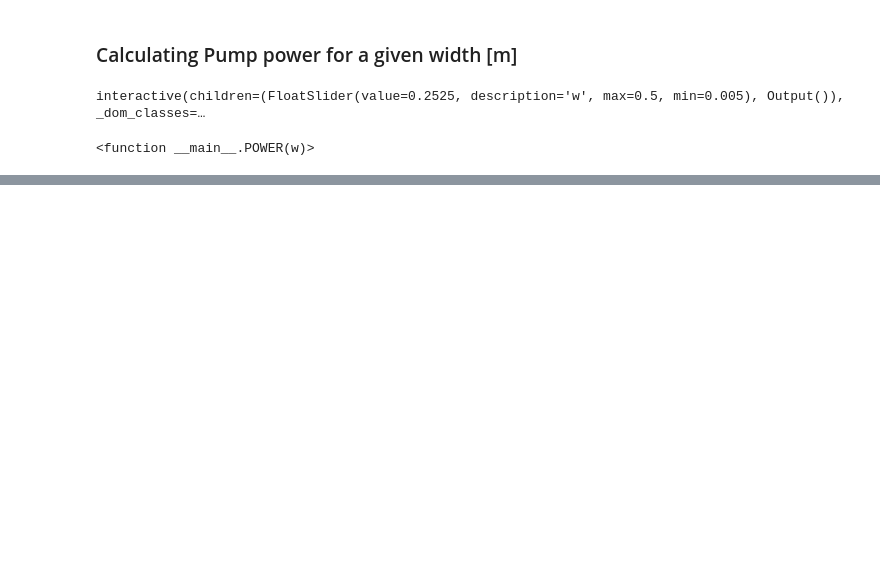
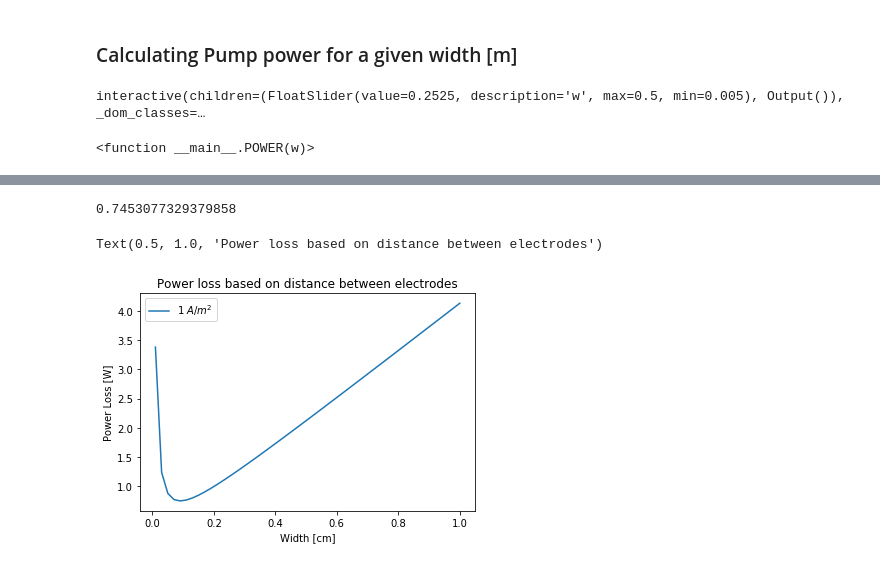
Before and after one commit to MaryLouNadeau/Zochas, a Jupyter notebook: Sizing_Discharge.ipynb, the cells around one changed output, grey strips where cells are left out. Drawn from its saved outputs; the diff is of its cells as text; code cells hidden in the pictures; blank space fills up the shorter version.

```diff
--- a/Sizing_Discharge.ipynb
+++ b/Sizing_Discharge.ipynb
@@ -245,0 +353,50 @@ v*35.8101
+# %%
+def P_losses(w,i):
+    '''
+    takes width between two electrodes in meters
+    i in Amps/m^2
+    returns power loss in WATTS
+    '''
+    #pass POWER Active area too ?
+    P_pump_kW = POWER(w) #kW
+    P_pump = P_pump_kW*1000 #W
+
+    #TRY at different currents
+#     i_mA = 100 #mA/m^2
+    A = 1 #m^2
+    P_ohmic_losses = (i*A)**2*ohmic_resistance(A,w*cm,k)
+#     P_ohmic_losses = 0
+
+    return P_pump + P_ohmic_losses
+
+P_losses(.1*cm,1)
+# %% [output]
+0.7453077329379858
+# %%
+ws = np.linspace(0.01*cm,1*cm)
+power_losses_1000=P_losses(ws,np.ones_like(ws)*1000)
+power_losses_200=P_losses(ws,np.ones_like(ws)*200)
+power_losses_100=P_losses(ws,np.ones_like(ws)*100)
+power_losses_50=P_losses(ws,np.ones_like(ws)*50)
+power_losses_10=P_losses(ws,np.ones_like(ws)*10)
+power_losses_1=P_losses(ws,np.ones_like(ws)*1)
+power_losses_p1=P_losses(ws,np.ones_like(ws)*.1)
+
+# plt.plot(ws*100,power_losses_1000,label='1000 $A/m^2$')
+# plt.xlim(0,1e-3)
+# plt.ylim(0,1e3)
+# plt.plot(ws*100,power_losses_200,label='200 $A/m^2$')
+# plt.plot(ws*100,power_losses_100,label='100 $A/m^2$')
+# plt.plot(ws*100,power_losses_50,label='50 $A/m^2$')
+# plt.plot(ws*100,power_losses_10,label='10 $A/m^2$')
+plt.plot(ws*100,power_losses_1,label='1 $A/m^2$')
+plt.legend()
+
+plt.xlabel('Width [cm]')
+plt.ylabel('Power Loss [W]')
+plt.title('Power loss based on distance between electrodes')
+# plt.savefig('Power_losses.png',dpi=200)
+# P_losses(.1*cm,100)/1000
+# %% [output]
+Text(0.5, 1.0, 'Power loss based on distance between electrodes')
+[figure, added]
```
Also changed, not shown: parts of 27 cells of this notebook.
